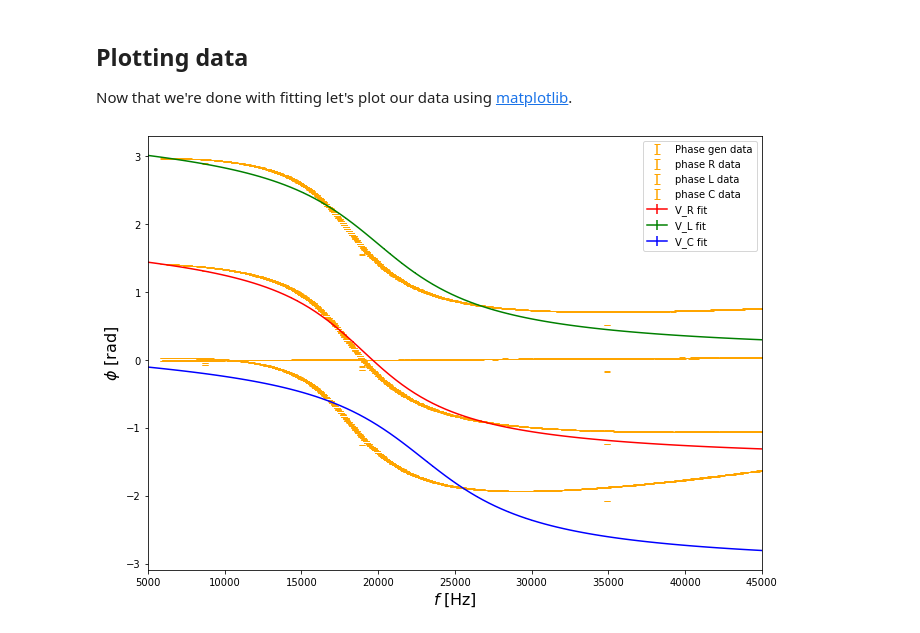
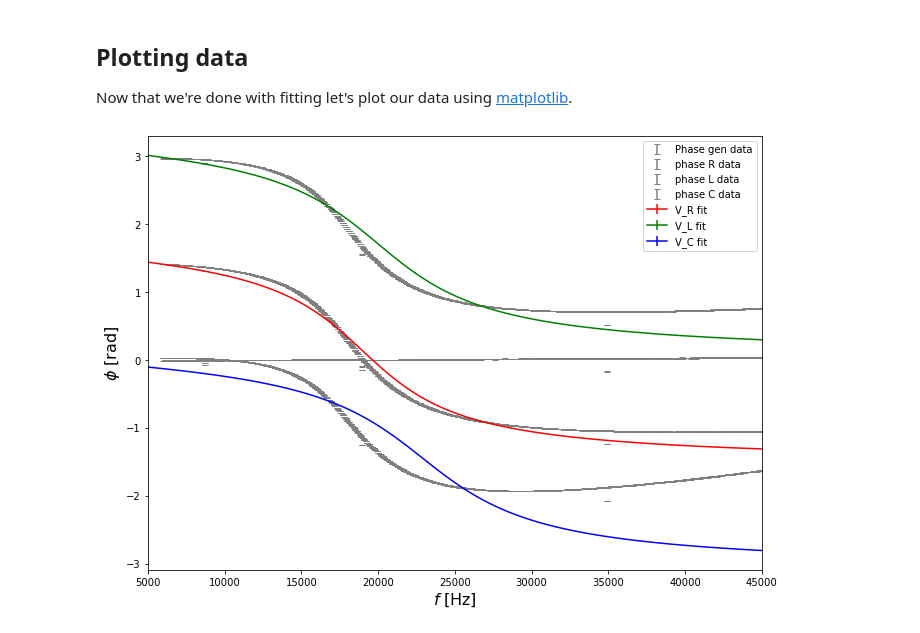
Before and after one commit to Feyn-23/Lab-II, a Jupyter notebook: code/phases.ipynb, the cells around one changed output. Cells and saved outputs as stored; diff of their text form; code cells hidden in the pictures.

```diff
--- a/code/phases.ipynb
+++ b/code/phases.ipynb
@@ -234,40 +234,40 @@ plt.ylabel(r"$\phi$ [rad]", fontsize = 16)
 plt.errorbar(frequencies, phaseGen,
              xerr=None, yerr=sigma,
              linestyle = 'none',
-             color = 'orange',
+             color = 'gray',
              capsize = 3, capthick = 1, label = "Phase gen data")
 plt.errorbar(frequencies, phaseR,
              xerr=None, yerr=sigma,
              linestyle = 'none',
-             color = 'orange',
+             color = 'gray',
              capsize = 3, capthick = 1, label = "phase R data")
 plt.errorbar(frequencies, phaseL,
              xerr=None, yerr=sigma,
              linestyle = 'none',
-             color = 'orange',
+             color = 'gray',
              capsize = 3, capthick = 1, label = "phase L data")
 plt.errorbar(frequencies, phaseC,
              xerr=None, yerr=sigma,
              linestyle = 'none',
-             color = 'orange',
+             color = 'gray',
              capsize = 3, capthick = 1, label = "phase C data")
 
 #create curve showing fit to data
 freq_fit = np.linspace(5000, 45000, 100)
 VR_fit = R_phase_model(freq_fit, fit_R[0], fit_R[1], fit_R[2])
 VL_fit = L_phase_model(freq_fit, fit_L[0], fit_L[1], fit_L[2])
 VC_fit = C_phase_model(freq_fit, fit_C[0], fit_C[1], fit_C[2])
 
 #plotting the fitting curves
 plt.errorbar(freq_fit, VR_fit, xerr = None, yerr = sigma, color = 'red', label = 'V_R fit' )
 plt.errorbar(freq_fit, VL_fit, xerr = None, yerr = sigma, color = 'green', label = 'V_L fit' )
 plt.errorbar(freq_fit, VC_fit, xerr = None, yerr = sigma, color = 'blue', label = 'V_C fit' )
 plt.xlim(5000 , 45000)
 # plt.ylim(0.0,7.0)
 # plt.xticks([0, 30, 60, 90, 120, 150, 180, 210, 240, 270, 300, 330, 360],
 #            ('0', '', '', 90,  '',  '', 180,  '',  '', 270,  '',  '', 360))
 plt.legend(loc = 'best')
 
 plt.savefig('../figs/Phases.pdf')
 # %% [output]
-[figure, old version]
+[figure, new version]
```
Also changed, not shown: 8 other files.
